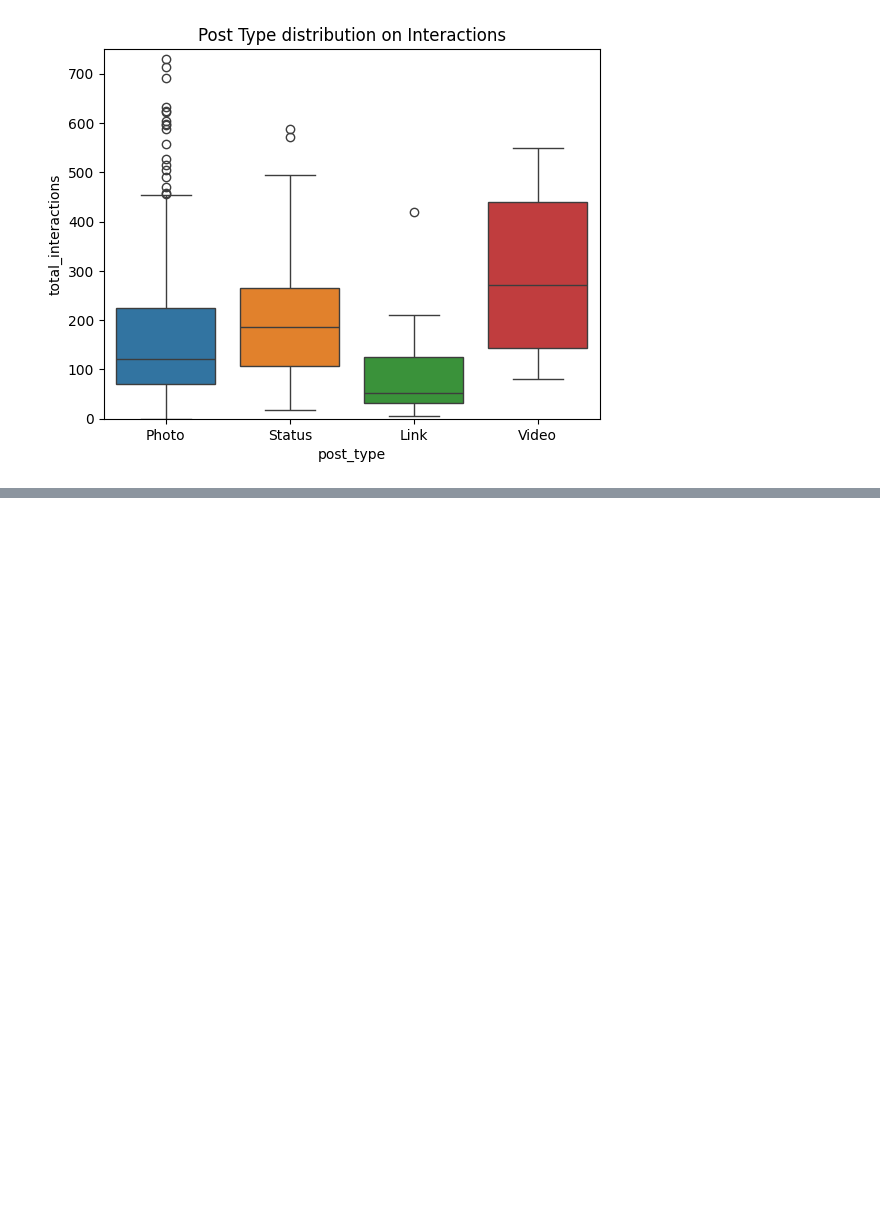
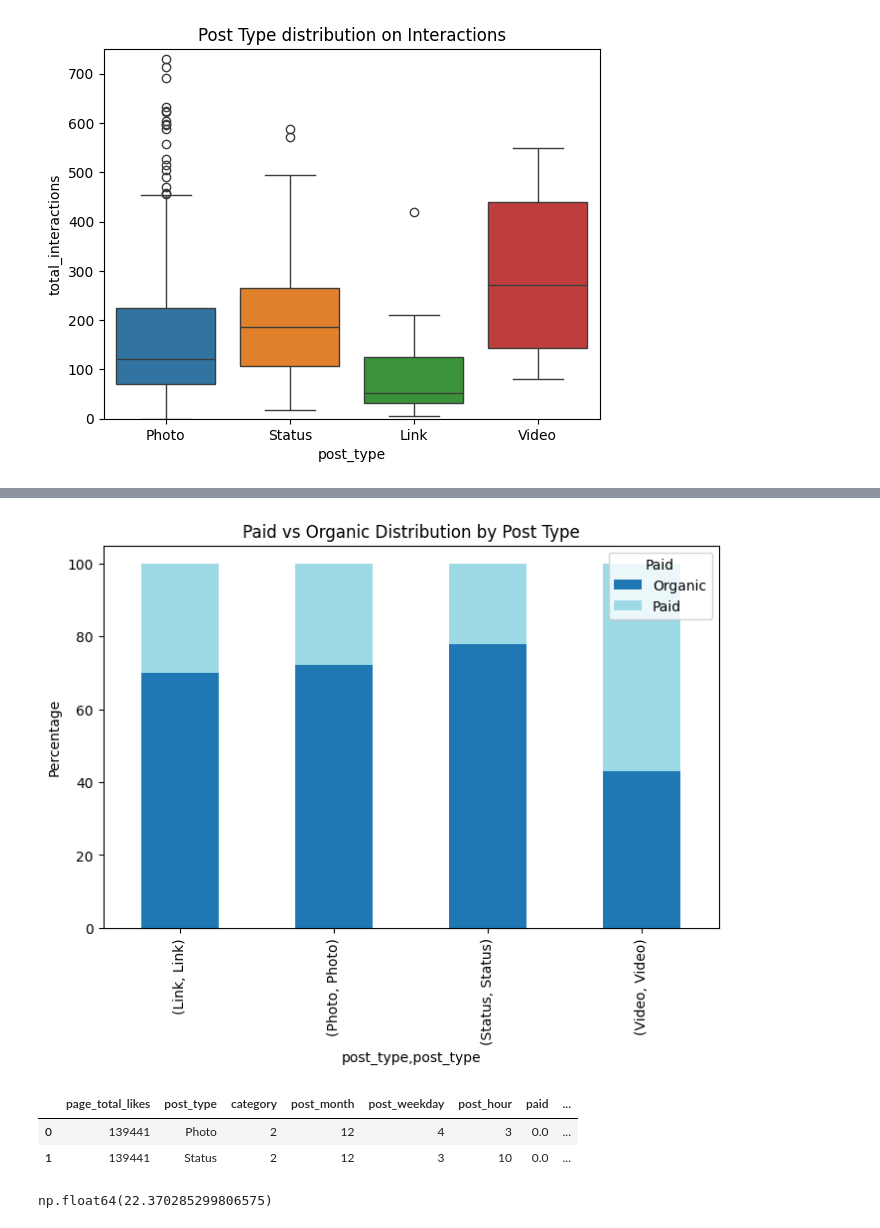
Before and after one commit to liammarsadeh/Facebook-Dataset-Project, a Jupyter notebook: FaceBook_dataset.ipynb, the cells around one changed output, grey strips where cells are left out. Cells and saved outputs as stored; diff of their text form; code cells hidden in the pictures; blank space fills up the shorter version.

```diff
--- a/FaceBook_dataset.ipynb
+++ b/FaceBook_dataset.ipynb
@@ -341,0 +419,3 @@ interaction_type
+# %%
+df.drop(index = df.loc[df['lifetime_post_impressions'] < df['lifetime_post_impressions_from_page_likes']].index,inplace=True)
+# we have Droped Them perfectly!
@@ -341,0 +430,2 @@ interaction_type
+# %%
+pct = df.groupby(['post_type','paid']).size().groupby(level=0).apply(lambda x : x/x.sum() * 100).unstack()
@@ -341,0 +441,22 @@ interaction_type
+# %%
+pct.plot(
+    kind='bar',
+    stacked=True,
+    figsize=(8,5),
+    colormap='tab20'
+)
+
+plt.ylabel('Percentage')
+plt.title('Paid vs Organic Distribution by Post Type')
+plt.legend(title='Paid', labels=['Organic', 'Paid'])
+plt.show()
+
+# just to
+# %% [output]
+[figure, added]
+# %%
+df.head(2)
+# %% [output]
+|  | page_total_likes | post_type | category | post_month | post_weekday | post_hour | paid | ... |
+| 0 | 139441 | Photo | 2 | 12 | 4 | 3 | 0.0 | ... |
+| 1 | 139441 | Status | 2 | 12 | 3 | 10 | 0.0 | ... |
@@ -341,0 +465,4 @@ interaction_type
+# %%
+df['post_ratio_imp_reach'].max()
+# %% [output]
+np.float64(22.370285299806575)
```
Also changed, not shown: parts of 18 cells of this notebook.
